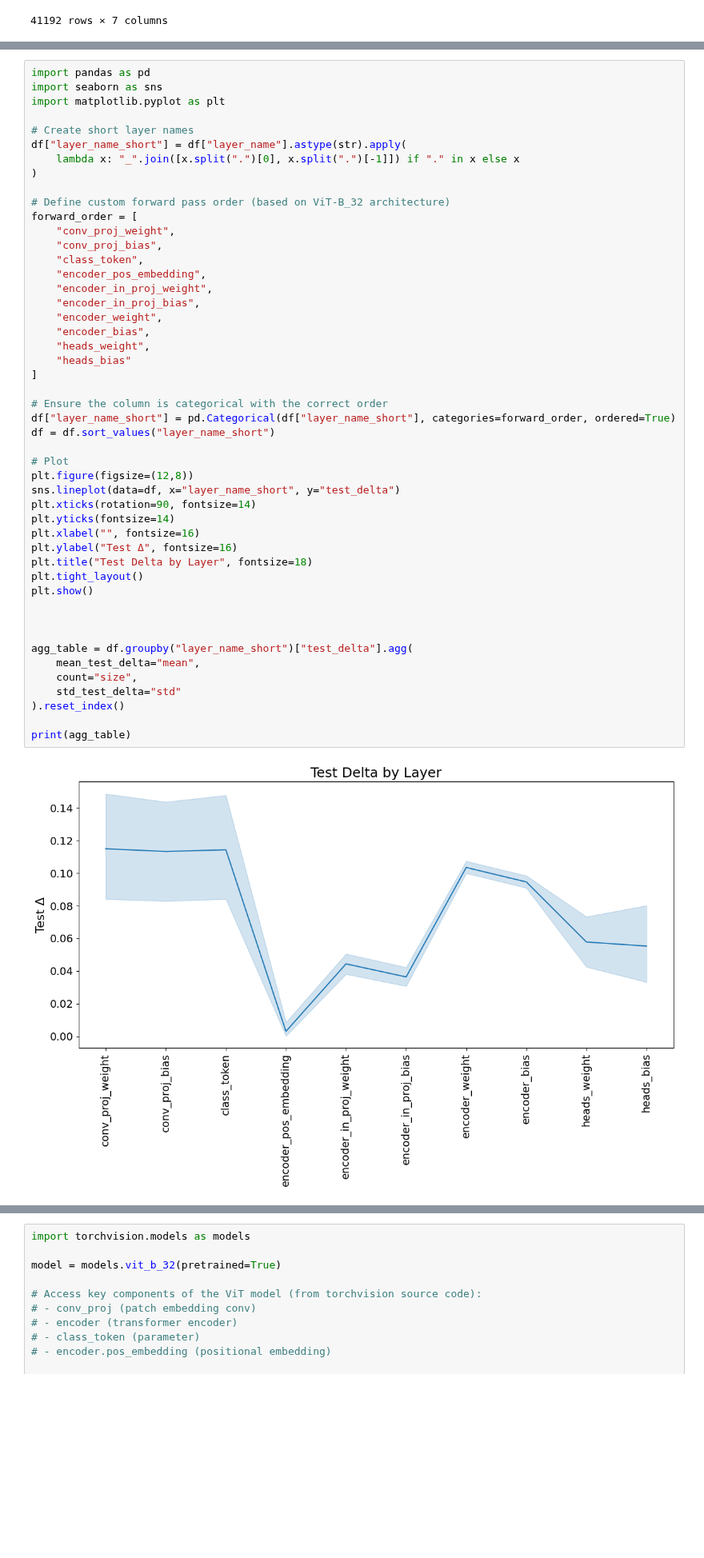
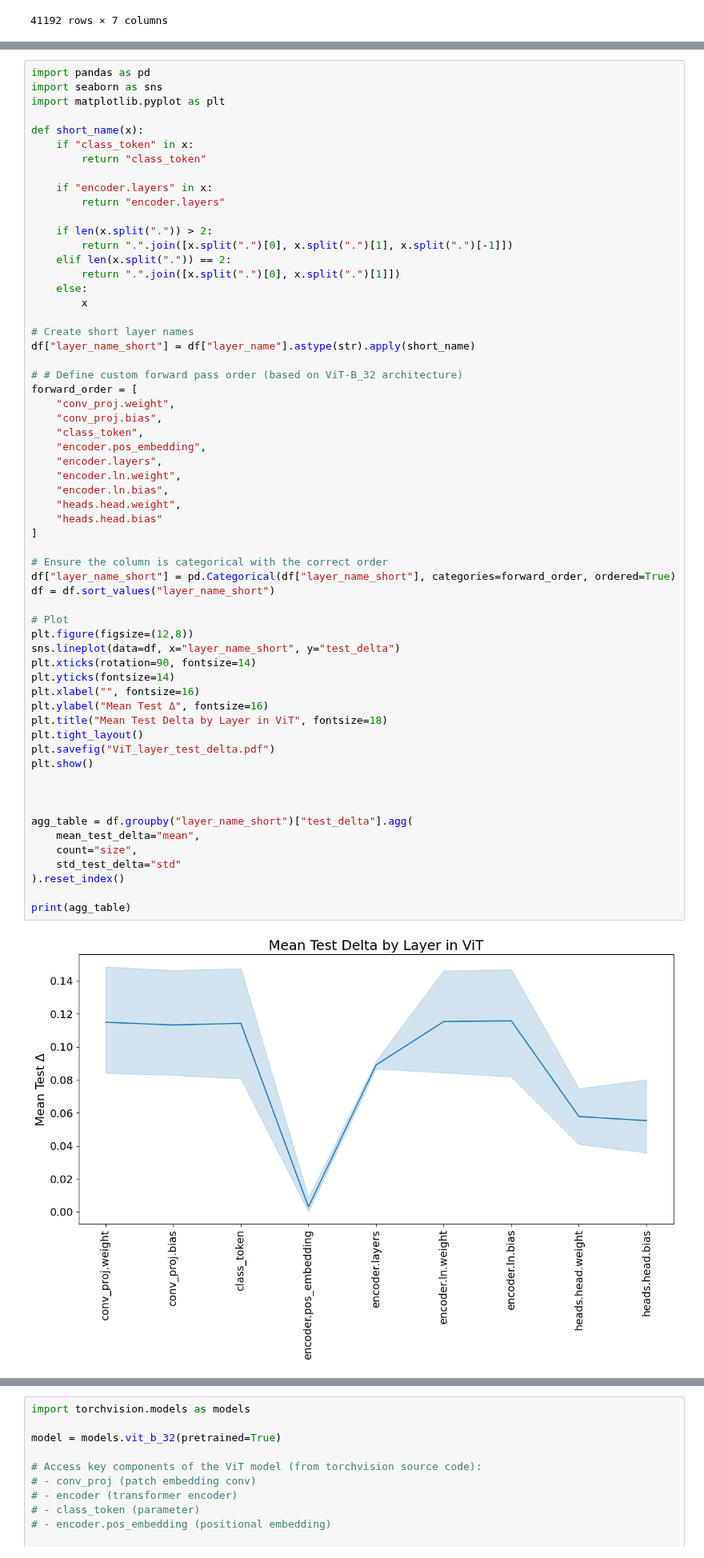
Before and after one commit to wd7512/seu-injection-framework, a Jupyter notebook: Research/results_analysis_final.ipynb, the cells around one changed output, grey strips where cells are left out. Shown at 80% size. Cells and saved outputs as stored; diff of their text form; blank space fills up the shorter version.

Commit message:
Updating images

```diff
--- a/Research/results_analysis_final.ipynb
+++ b/Research/results_analysis_final.ipynb
@@ -124,48 +124,60 @@ import pandas as pd
 import seaborn as sns
 import matplotlib.pyplot as plt
 
+def short_name(x):
+    if "class_token" in x:
+        return "class_token"
+
+    if "encoder.layers" in x:
+        return "encoder.layers"
+
+    if len(x.split(".")) > 2:
+        return ".".join([x.split(".")[0], x.split(".")[1], x.split(".")[-1]])
+    elif len(x.split(".")) == 2:
+        return ".".join([x.split(".")[0], x.split(".")[1]])
+    else:
+        x
+
 # Create short layer names
-df["layer_name_short"] = df["layer_name"].astype(str).apply(
-    lambda x: "_".join([x.split(".")[0], x.split(".")[-1]]) if "." in x else x
-)
+df["layer_name_short"] = df["layer_name"].astype(str).apply(short_name)
 
-# Define custom forward pass order (based on ViT-B_32 architecture)
+# # Define custom forward pass order (based on ViT-B_32 architecture)
 forward_order = [
-    "conv_proj_weight",
-    "conv_proj_bias",
+    "conv_proj.weight",
+    "conv_proj.bias",
     "class_token",
-    "encoder_pos_embedding",
-    "encoder_in_proj_weight",
-    "encoder_in_proj_bias",
-    "encoder_weight",
-    "encoder_bias",
-    "heads_weight",
-    "heads_bias"
+    "encoder.pos_embedding",
+    "encoder.layers",
+    "encoder.ln.weight",
+    "encoder.ln.bias",
+    "heads.head.weight",
+    "heads.head.bias"
 ]
 
 # Ensure the column is categorical with the correct order
 df["layer_name_short"] = pd.Categorical(df["layer_name_short"], categories=forward_order, ordered=True)
 df = df.sort_values("layer_name_short")
 
 # Plot
 plt.figure(figsize=(12,8))
 sns.lineplot(data=df, x="layer_name_short", y="test_delta")
 plt.xticks(rotation=90, fontsize=14)
 plt.yticks(fontsize=14)
 plt.xlabel("", fontsize=16)
-plt.ylabel("Test Δ", fontsize=16)
-plt.title("Test Delta by Layer", fontsize=18)
+plt.ylabel("Mean Test Δ", fontsize=16)
+plt.title("Mean Test Delta by Layer in ViT", fontsize=18)
 plt.tight_layout()
+plt.savefig("ViT_layer_test_delta.pdf")
 plt.show()
 
 
 
 agg_table = df.groupby("layer_name_short")["test_delta"].agg(
     mean_test_delta="mean",
     count="size",
     std_test_delta="std"
 ).reset_index()
 
 print(agg_table)
 # %% [output]
-[figure, old version]
+[figure, new version]
```
Also changed, not shown: parts of 9 cells of this notebook, 2 other files.
